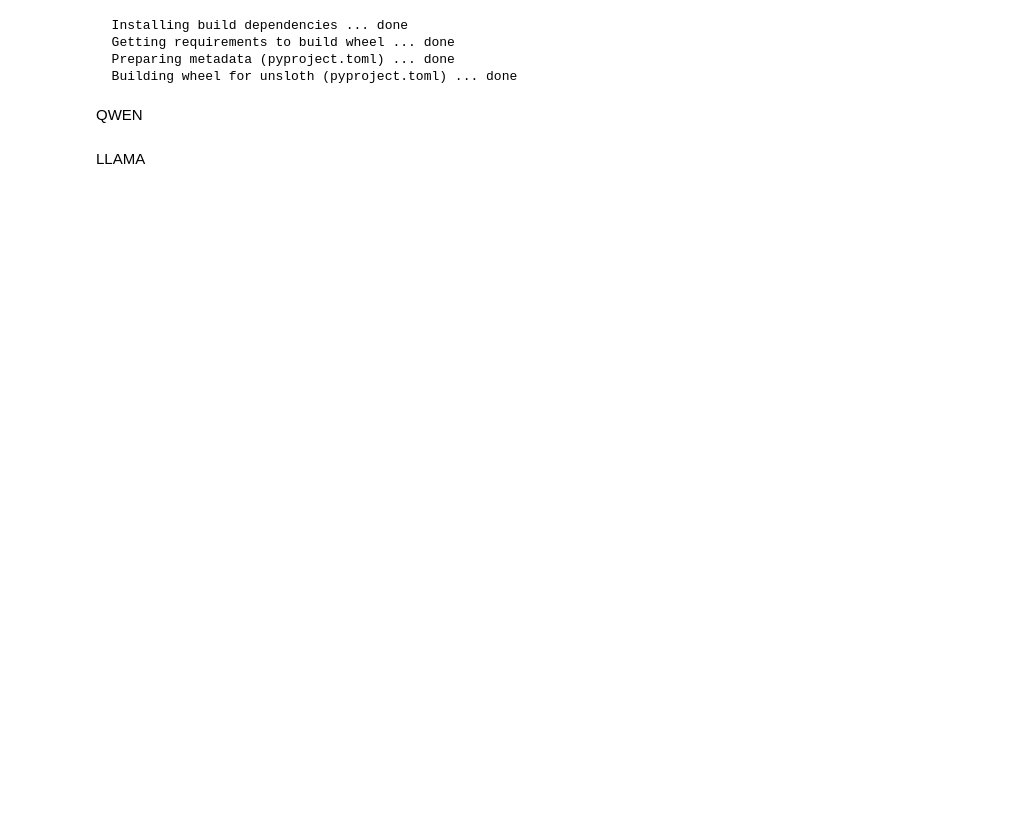
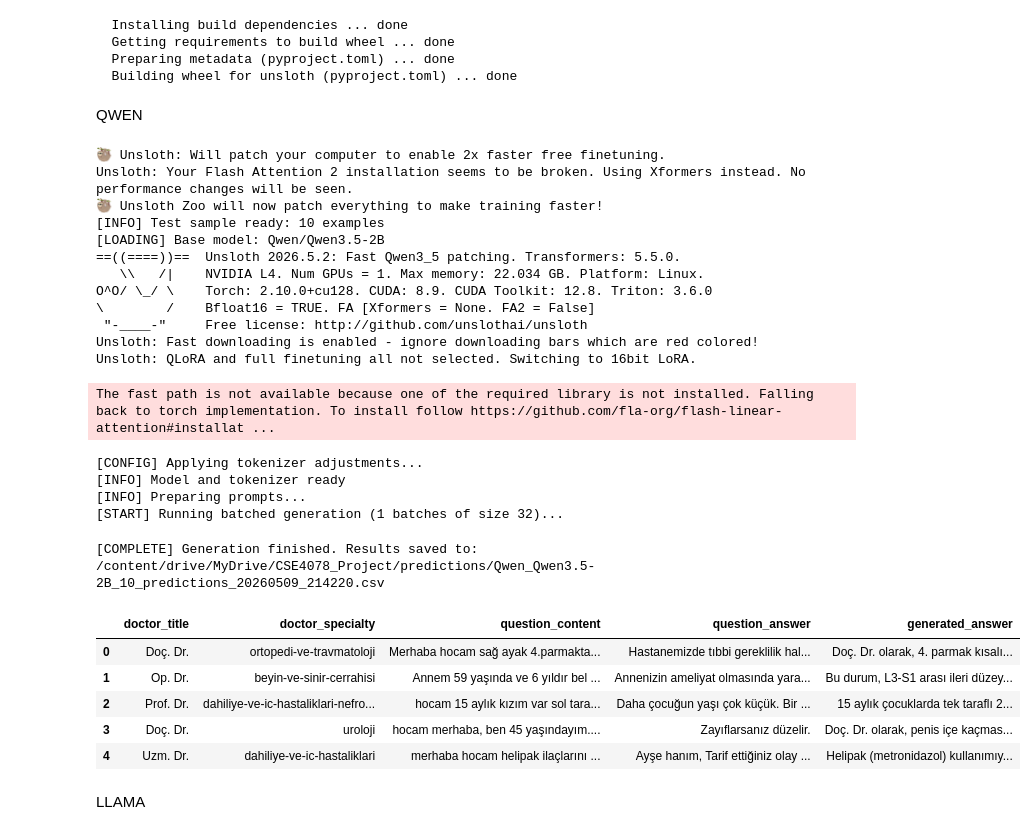
Before and after one commit to cembohan/CSE4078S26_Grp9, a Jupyter notebook: colab/model_inference.ipynb, the cells around one changed output. Saved outputs shown, nothing was run; the diff lists cells and outputs as text; code cells hidden in the pictures; blank space fills up the shorter version.

```diff
--- a/colab/model_inference.ipynb
+++ b/colab/model_inference.ipynb
@@ -108,7 +108,7 @@ for i in tqdm(range(0, len(prompts), BATCH_SIZE), desc="Batching", total=total_b
             input_ids=inputs.input_ids,
             attention_mask=inputs.attention_mask,
             max_new_tokens=192,
-            temperature=0.7,
+            temperature=0.2,
             do_sample=True,
             top_p=0.9,
             eos_token_id=tokenizer.eos_token_id,
@@ -119,33 +119,58 @@ for i in tqdm(range(0, len(prompts), BATCH_SIZE), desc="Batching", total=total_b
     input_len = inputs.input_ids.shape[1]
     for j in range(len(batch_prompts)):
         response = tokenizer.decode(outputs[j][input_len:], skip_special_tokens=True)
         response = response.replace("<think>", " ").replace("</think>", " ").strip()
 
         results.append({
             "doctor_title": doc_titles[i+j],
             "doctor_specialty": doc_specs[i+j],
             "question_content": questions[i+j],
             "question_answer": ground_truth_answers[i+j],  # Added ground truth between content and generated
             "generated_answer": response
         })
 
     torch.cuda.empty_cache()
 
 # ==================== SAVE RESULTS ====================
 os.makedirs(output_dir, exist_ok=True)
 model_slug = model_name.replace("/", "_")
 timestamp = datetime.now().strftime("%Y%m%d_%H%M%S")
 output_path = os.path.join(output_dir, f"{model_slug}_{num_samples}_predictions_{timestamp}.csv")
 
 df_results = pd.DataFrame(results)
 # Enforce column order for CSV output
 column_order = ["doctor_title", "doctor_specialty", "question_content", "question_answer", "generated_answer"]
 df_results = df_results[column_order]
 
 df_results.to_csv(output_path, index=False, encoding="utf-8")
 
 print(f"[COMPLETE] Generation finished. Results saved to: {output_path}")
 display(df_results.head())
+# %% [output]
+🦥 Unsloth: Will patch your computer to enable 2x faster free finetuning.
+Unsloth: Your Flash Attention 2 installation seems to be broken. Using Xformers instead. No performance changes will be seen.
+🦥 Unsloth Zoo will now patch everything to make training faster!
+[INFO] Test sample ready: 10 examples
+[LOADING] Base model: Qwen/Qwen3.5-2B
+==((====))==  Unsloth 2026.5.2: Fast Qwen3_5 patching. Transformers: 5.5.0.
+   \\   /|    NVIDIA L4. Num GPUs = 1. Max memory: 22.034 GB. Platform: Linux.
+O^O/ \_/ \    Torch: 2.10.0+cu128. CUDA: 8.9. CUDA Toolkit: 12.8. Triton: 3.6.0
+\        /    Bfloat16 = TRUE. FA [Xformers = None. FA2 = False]
+ "-____-"     Free license: http://github.com/unslothai/unsloth
+Unsloth: Fast downloading is enabled - ignore downloading bars which are red colored!
+Unsloth: QLoRA and full finetuning all not selected. Switching to 16bit LoRA.
+The fast path is not available because one of the required library is not installed. Falling back to torch implementation. To install follow https://github.com/fla-org/flash-linear-attention#installat ...
+[CONFIG] Applying tokenizer adjustments...
+[INFO] Model and tokenizer ready
+[INFO] Preparing prompts...
+[START] Running batched generation (1 batches of size 32)...
+[COMPLETE] Generation finished. Results saved to: /content/drive/MyDrive/CSE4078_Project/predictions/Qwen_Qwen3.5-2B_10_predictions_20260509_214220.csv
+|  | doctor_title | doctor_specialty | question_content | question_answer | generated_answer |
+| 0 | Doç. Dr. | ortopedi-ve-travmatoloji | Merhaba hocam sağ ayak 4.parmakta... | Hastanemizde tıbbi gereklilik hal... | Doç. Dr. olarak, 4. parmak kısalı... |
+| 1 | Op. Dr. | beyin-ve-sinir-cerrahisi | Annem 59 yaşında ve 6 yıldır bel ... | Annenizin ameliyat olmasında yara... | Bu durum, L3-S1 arası ileri düzey... |
+| 2 | Prof. Dr. | dahiliye-ve-ic-hastaliklari-nefro... | hocam 15 aylık kızım var sol tara... | Daha çocuğun yaşı çok küçük. Bir ... | 15 aylık çocuklarda tek taraflı 2... |
+| 3 | Doç. Dr. | uroloji | hocam merhaba, ben 45 yaşındayım.... | Zayıflarsanız düzelir. | Doç. Dr. olarak, penis içe kaçmas... |
+| 4 | Uzm. Dr. | dahiliye-ve-ic-hastaliklari | merhaba hocam helipak ilaçlarını ... | Ayşe hanım, Tarif ettiğiniz olay ... | Helipak (metronidazol) kullanımıy... |
 # %% [markdown]
 LLAMA
 # %%
```
Also changed, not shown: parts of 1 cell of this notebook, 1 other file.
